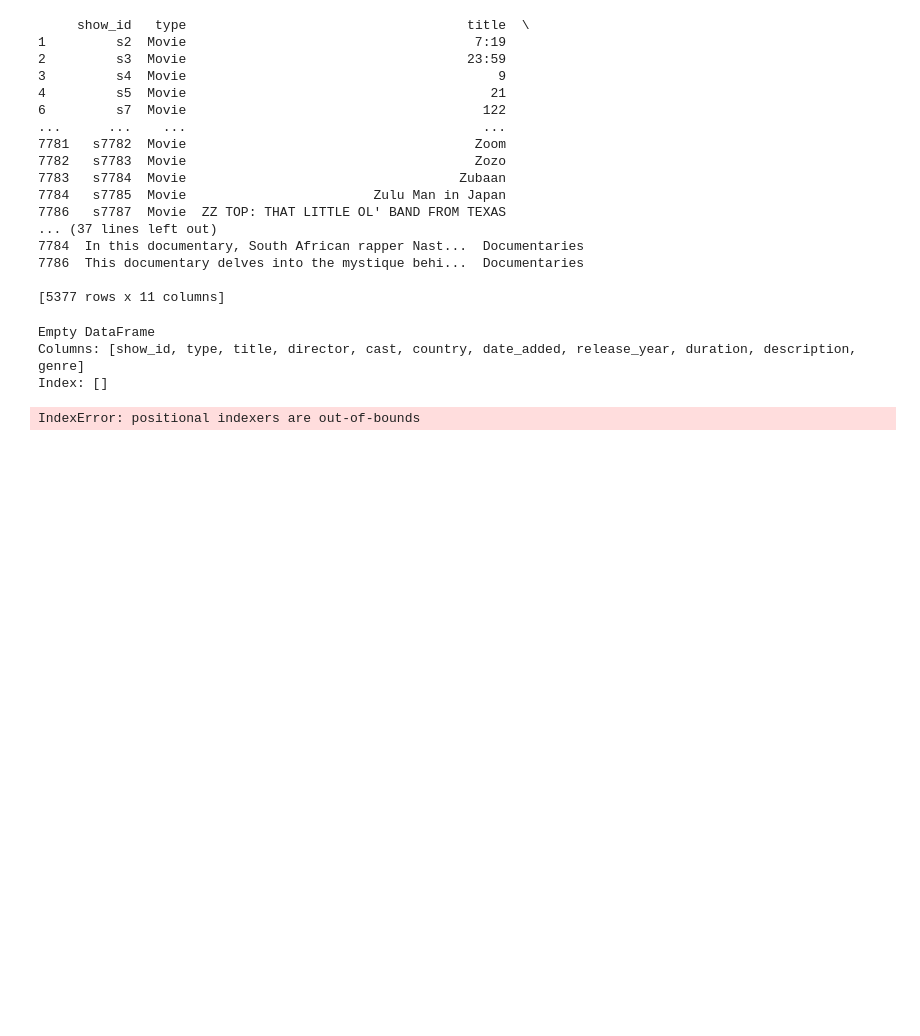
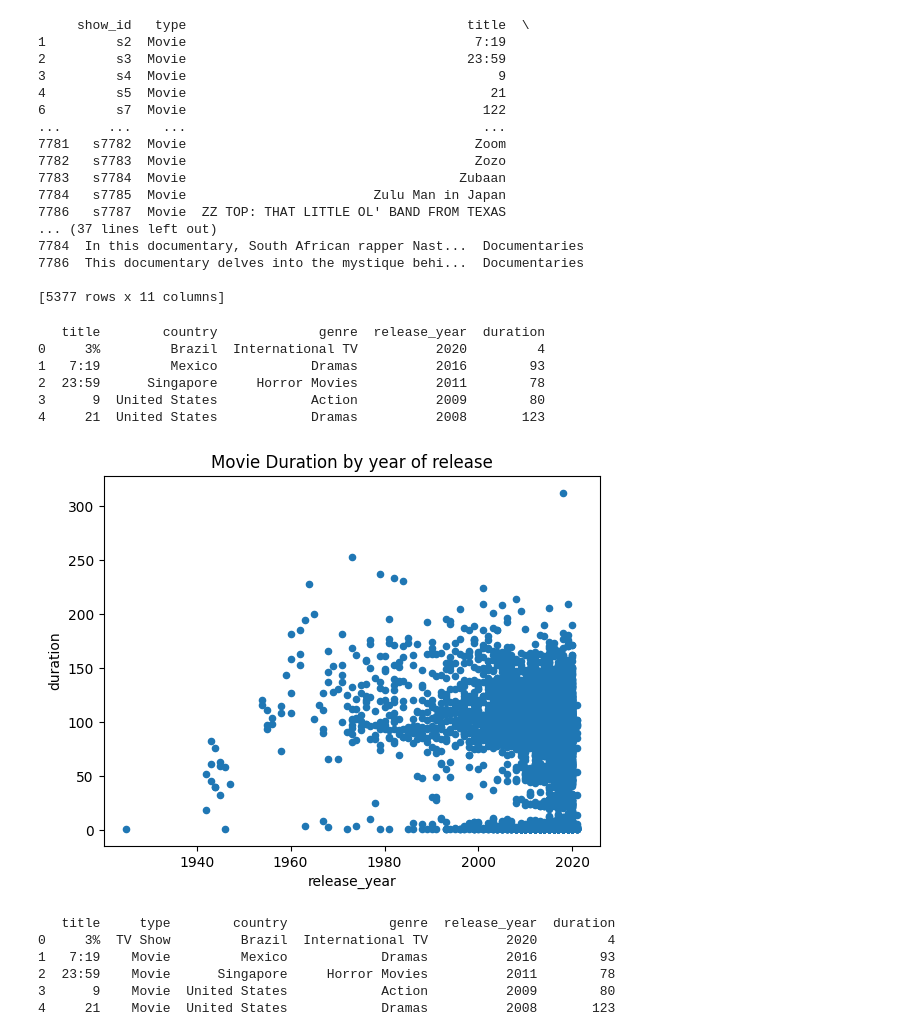
Before and after one commit to Demiladeobale/CWW-Tech-4.0-Individual-Project, a Jupyter notebook: class.ipynb, the cells around one changed output. Saved outputs shown, nothing was run; the diff lists cells and outputs as text; code cells hidden in the pictures; blank space fills up the shorter version.

```diff
--- a/class.ipynb
+++ b/class.ipynb
@@ -130,16 +130,36 @@ print(netflix_df_movies_only)
 [5377 rows x 11 columns]
 # %%
 #subsetting some columns
-netflix_movies_only = ["title","country","genre","release_year","duration"]
-netflix_movies_col_subset = netflix_df[netflix_df["genre"].isin(netflix_movies_only)]
-print (netflix_movies_col_subset.head(5))
+netflix_movies_only = netflix_df[["title","country","genre","release_year","duration"]]
+netflix_movies_col_subset = netflix_movies_only
+print(netflix_movies_col_subset.head())
 # %% [output]
-Empty DataFrame
-Columns: [show_id, type, title, director, cast, country, date_added, release_year, duration, description, genre]
-Index: []
+   title        country             genre  release_year  duration
+0     3%         Brazil  International TV          2020         4
+1   7:19         Mexico            Dramas          2016        93
+2  23:59      Singapore     Horror Movies          2011        78
+3      9  United States            Action          2009        80
+4     21  United States            Dramas          2008       123
-# %%
-# subsetting rows where we have Movie Only
-netflix_movies_col_subset = (netflix_df.iloc[1:7787,[3,6,8,9,11]])
-print(netflix_movies_col_subset)
-# %% [output]
-IndexError: positional indexers are out-of-bounds
+# %%
+#creating a scatterplot for Movie Duration by year of realease
+import matplotlib.pyplot as plt
+import numpy as np
+%matplotlib inline
+#df = pd.DataFrame(data = netflix_movies_col_subset,columns = ["release_year","duration"]);
+netflix_movies_col_subset.plot.scatter(x="release_year", y= "duration")
+plt.title('Movie Duration by year of release')
+plt.show()
+# %% [output]
+[figure, added]
+# %%
+#
+netflix_short_movies_only = netflix_df[["title", "type","country","genre","release_year","duration"]]
+netflix_movies_col_subset = netflix_short_movies_only
+print(netflix_movies_col_subset.head())
+# %% [output]
+   title     type        country             genre  release_year  duration
+0     3%  TV Show         Brazil  International TV          2020         4
+1   7:19    Movie         Mexico            Dramas          2016        93
+2  23:59    Movie      Singapore     Horror Movies          2011        78
+3      9    Movie  United States            Action          2009        80
+4     21    Movie  United States            Dramas          2008       123
```
Also changed, not shown: parts of 2 cells of this notebook.
